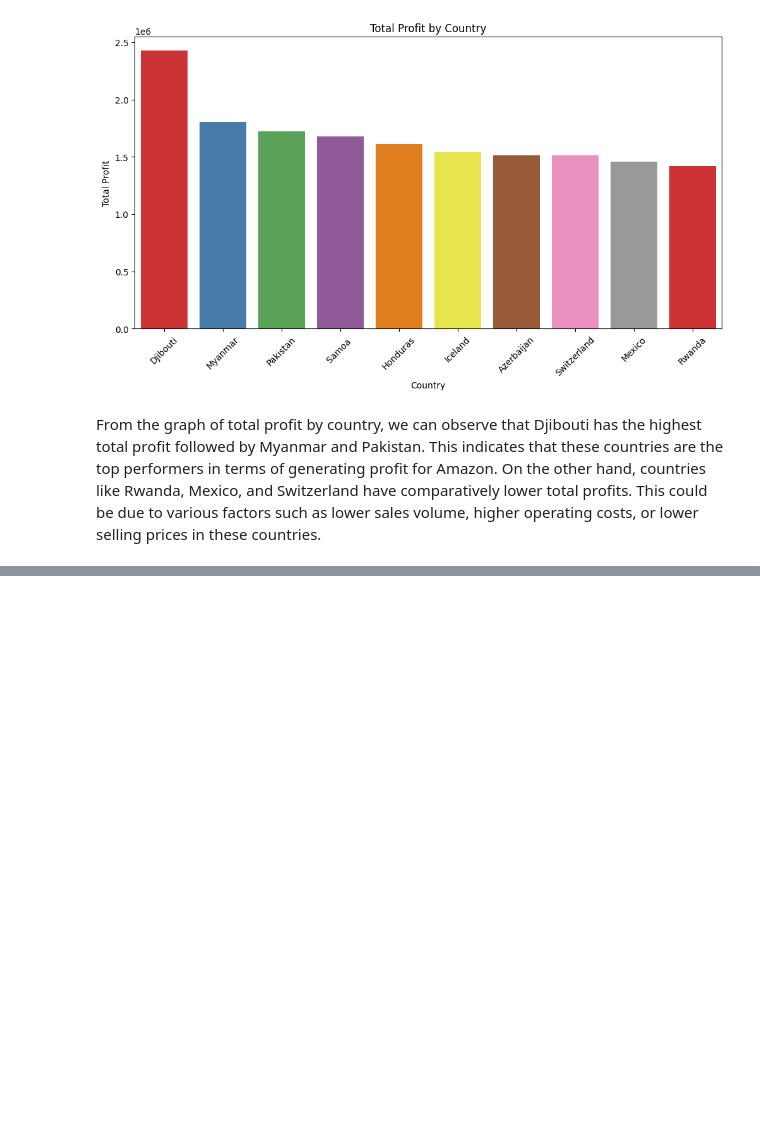
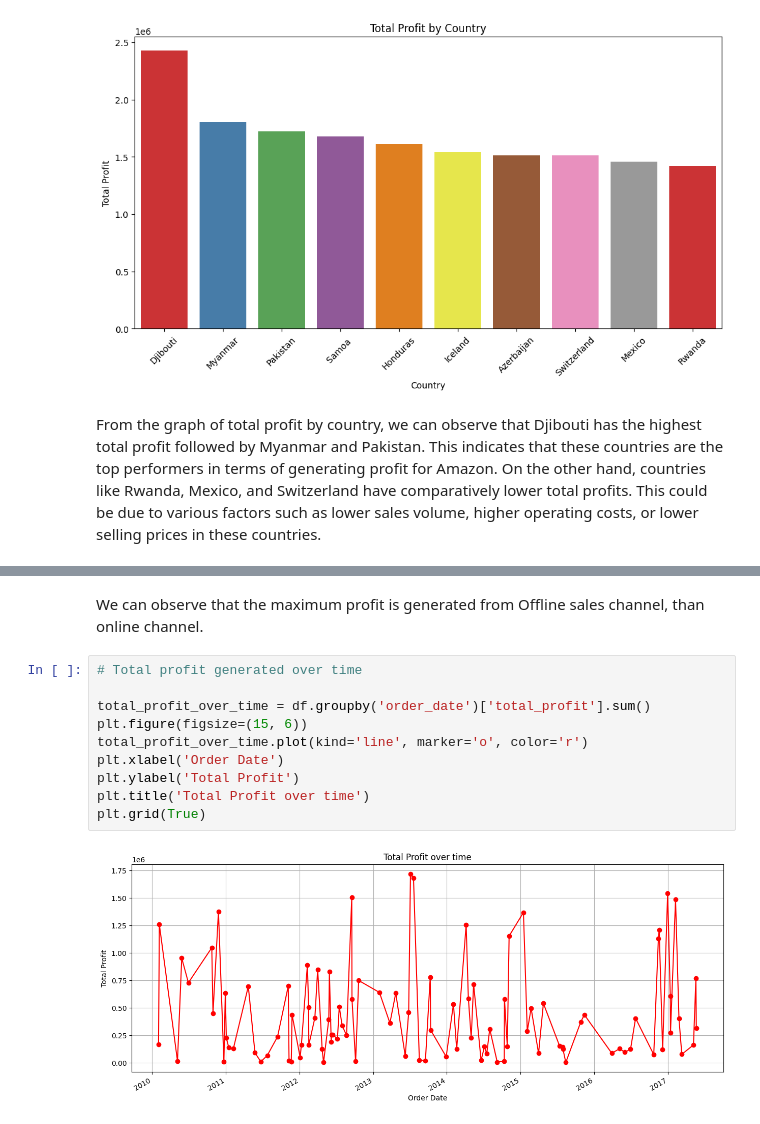
Before and after one commit to sahilkhan-7/amazon-sales-analysis, a Jupyter notebook: main.ipynb, the cells around one changed output, grey strips where cells are left out. Drawn from its saved outputs; the diff is of its cells as text; blank space fills up the shorter version.

```diff
--- a/main.ipynb
+++ b/main.ipynb
@@ -321,0 +344,14 @@ From the graph of total profit by country, we can observe that Djibouti has the
+# %% [markdown]
+We can observe that the maximum profit is generated from Offline sales channel, than online channel.
+# %%
+# Total profit generated over time
+
+total_profit_over_time = df.groupby('order_date')['total_profit'].sum()
+plt.figure(figsize=(15, 6))
+total_profit_over_time.plot(kind='line', marker='o', color='r')
+plt.xlabel('Order Date')
+plt.ylabel('Total Profit')
+plt.title('Total Profit over time')
+plt.grid(True)
+# %% [output]
+[figure, added]
```
Also changed, not shown: parts of 5 cells of this notebook.
